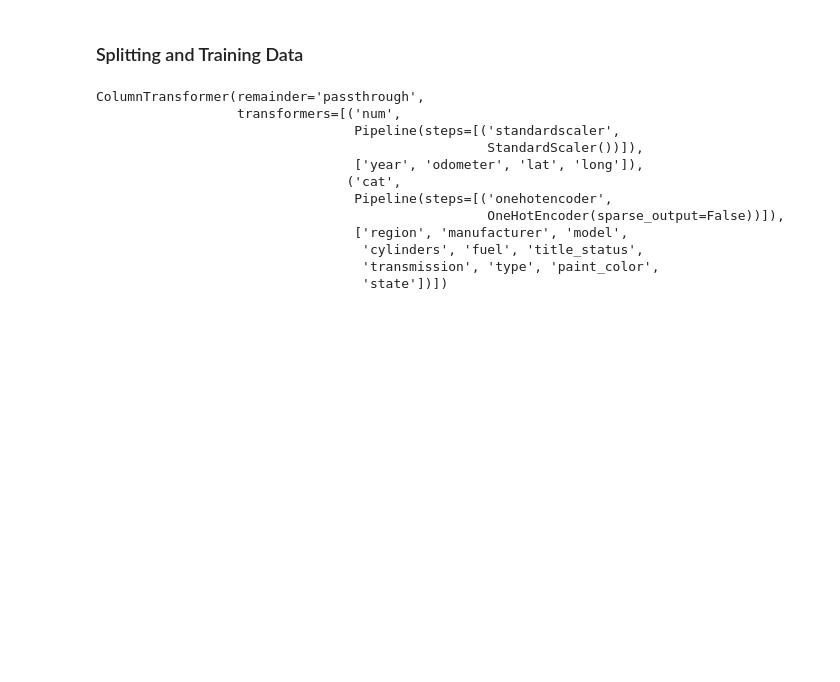
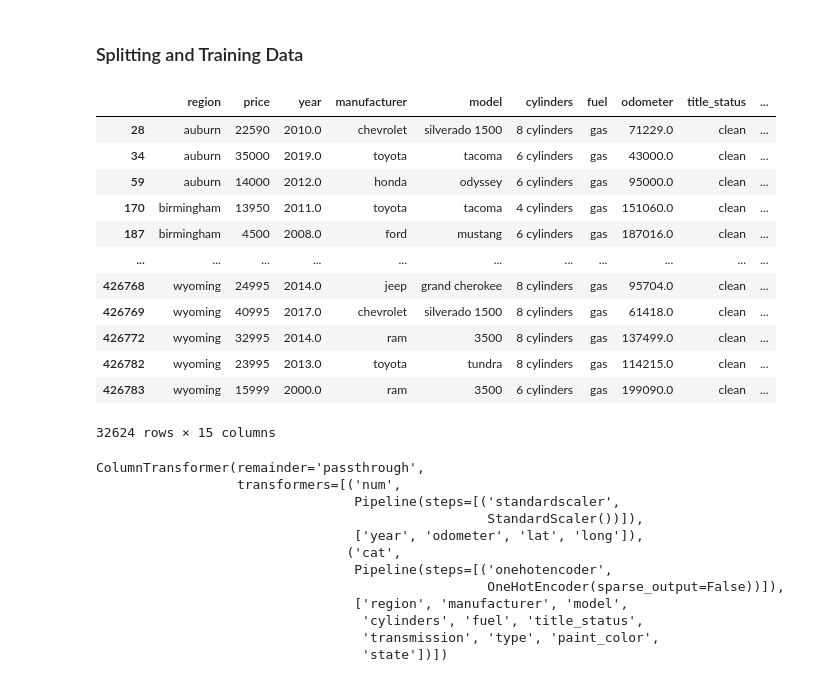
Before and after one commit to Ali7109/3401Project, a Jupyter notebook: src/CarPredictionModel.ipynb, the cells around one changed output. Saved outputs shown, nothing was run; the diff lists cells and outputs as text; code cells hidden in the pictures; blank space fills up the shorter version.

```diff
--- a/src/CarPredictionModel.ipynb
+++ b/src/CarPredictionModel.ipynb
@@ -224,6 +224,24 @@ from sklearn.pipeline import make_pipeline
 from sklearn.preprocessing import OneHotEncoder
 from sklearn.impute import SimpleImputer
 from sklearn.preprocessing import StandardScaler
+# %%
+# unique regions in vehicles removing all string which have a slash in them
+# vehicles['region'] = vehicles['region'].str.split('/').str[0]
+vehicles
+# %% [output]
+|  | region | price | year | manufacturer | model | cylinders | fuel | odometer | title_status | ... |
+| 28 | auburn | 22590 | 2010.0 | chevrolet | silverado 1500 | 8 cylinders | gas | 71229.0 | clean | ... |
+| 34 | auburn | 35000 | 2019.0 | toyota | tacoma | 6 cylinders | gas | 43000.0 | clean | ... |
+| 59 | auburn | 14000 | 2012.0 | honda | odyssey | 6 cylinders | gas | 95000.0 | clean | ... |
+| 170 | birmingham | 13950 | 2011.0 | toyota | tacoma | 4 cylinders | gas | 151060.0 | clean | ... |
+| 187 | birmingham | 4500 | 2008.0 | ford | mustang | 6 cylinders | gas | 187016.0 | clean | ... |
+| ... | ... | ... | ... | ... | ... | ... | ... | ... | ... | ... |
+| 426768 | wyoming | 24995 | 2014.0 | jeep | grand cherokee | 8 cylinders | gas | 95704.0 | clean | ... |
+| 426769 | wyoming | 40995 | 2017.0 | chevrolet | silverado 1500 | 8 cylinders | gas | 61418.0 | clean | ... |
+| 426772 | wyoming | 32995 | 2014.0 | ram | 3500 | 8 cylinders | gas | 137499.0 | clean | ... |
+| 426782 | wyoming | 23995 | 2013.0 | toyota | tundra | 8 cylinders | gas | 114215.0 | clean | ... |
+| 426783 | wyoming | 15999 | 2000.0 | ram | 3500 | 6 cylinders | gas | 199090.0 | clean | ... |
+32624 rows × 15 columns
 # %%
 # Create the cat and num columns
 # Get a list of column names from the DataFrame that are of numerical data types.
```
Also changed, not shown: parts of 7 cells of this notebook.
